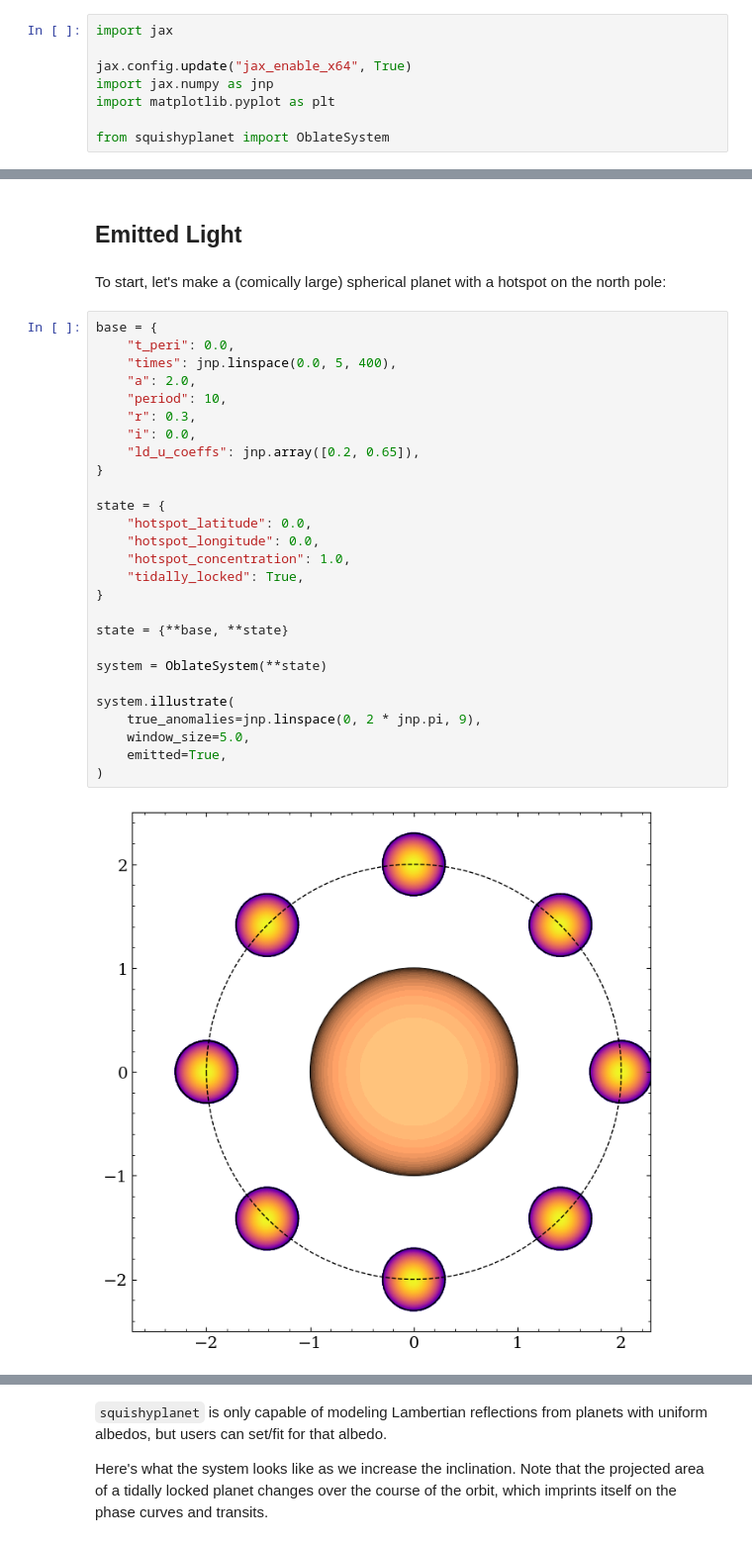
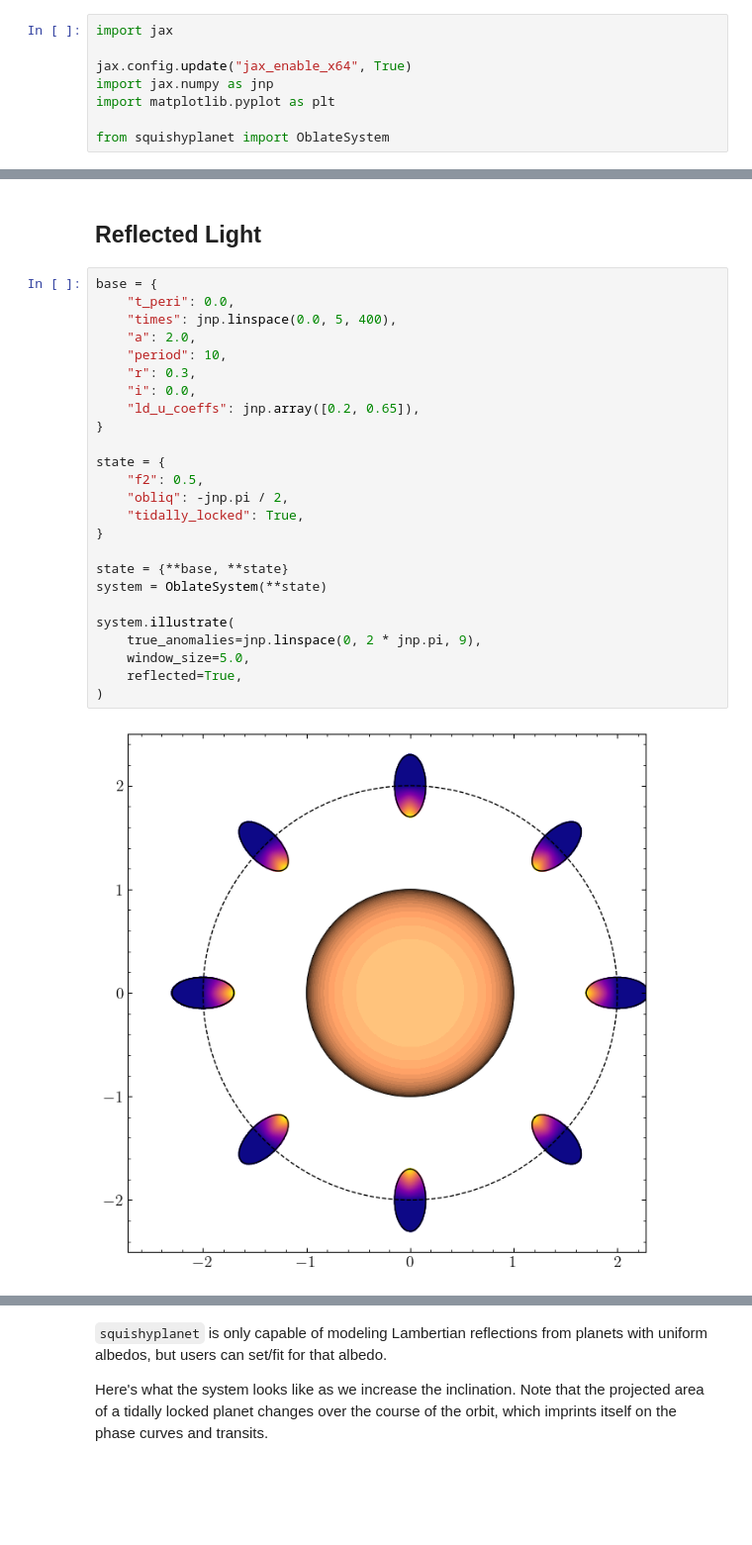
Before and after one commit to ben-cassese/squishyplanet, a Jupyter notebook: docs/tutorials/illustrations.ipynb, the cells around one changed output, grey strips where cells are left out. Shown at 99% size. Saved outputs shown, nothing was run; the diff lists cells and outputs as text; blank space fills up the shorter version.

```diff
--- a/docs/tutorials/illustrations.ipynb
+++ b/docs/tutorials/illustrations.ipynb
@@ -40,33 +40,29 @@ system.illustrate(
 # %% [markdown]
-## Emitted Light
+## Reflected Light
-# %% [markdown]
-To start, let's make a (comically large) spherical planet with a hotspot on the north pole:
 # %%
 base = {
     "t_peri": 0.0,
     "times": jnp.linspace(0.0, 5, 400),
     "a": 2.0,
     "period": 10,
     "r": 0.3,
     "i": 0.0,
     "ld_u_coeffs": jnp.array([0.2, 0.65]),
 }
 
 state = {
-    "hotspot_latitude": 0.0,
-    "hotspot_longitude": 0.0,
-    "hotspot_concentration": 1.0,
+    "f2": 0.5,
+    "obliq": -jnp.pi / 2,
     "tidally_locked": True,
 }
 
 state = {**base, **state}
-
 system = OblateSystem(**state)
 
 system.illustrate(
     true_anomalies=jnp.linspace(0, 2 * jnp.pi, 9),
     window_size=5.0,
-    emitted=True,
+    reflected=True,
 )
 # %% [output]
-[figure, old version]
+[figure, new version]
```
Also changed, not shown: parts of 17 cells of this notebook, 9 other files.
